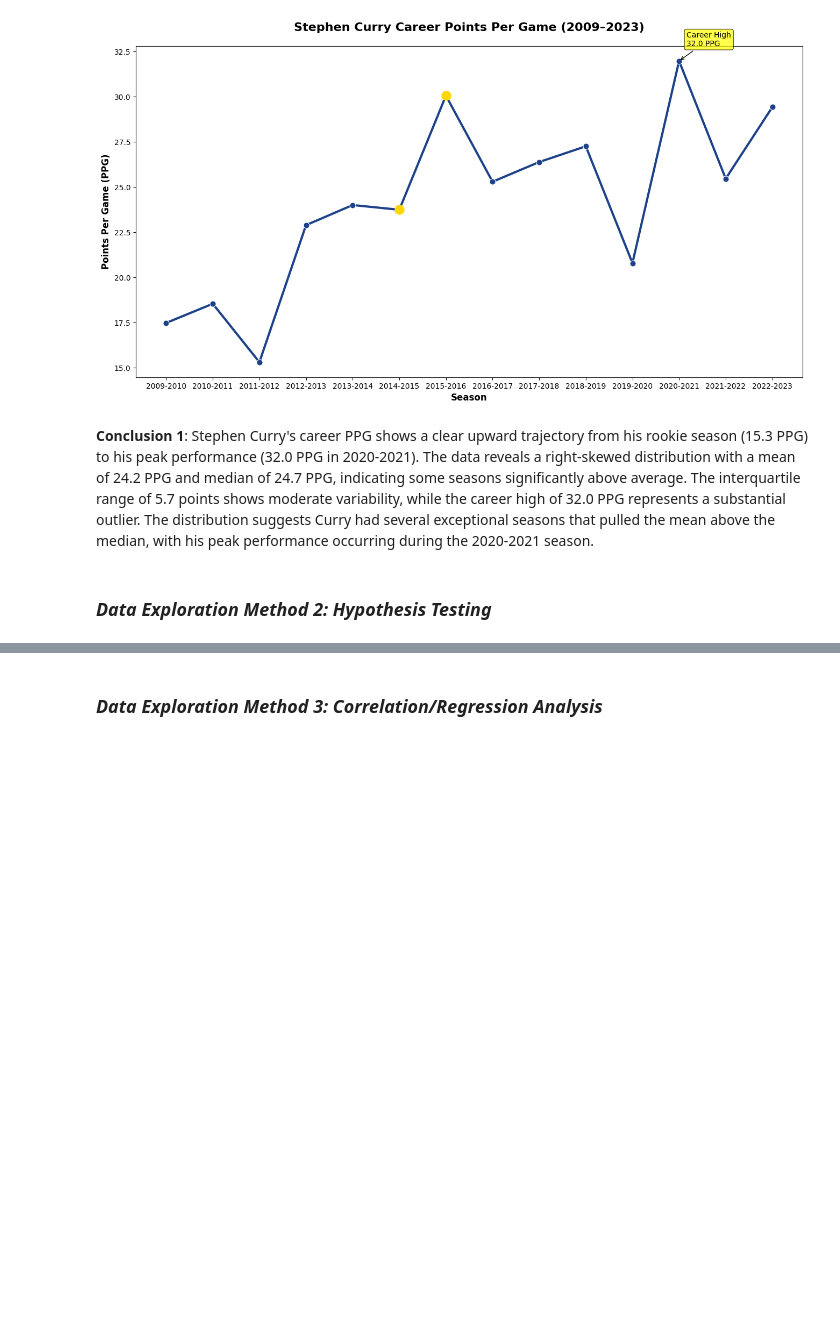
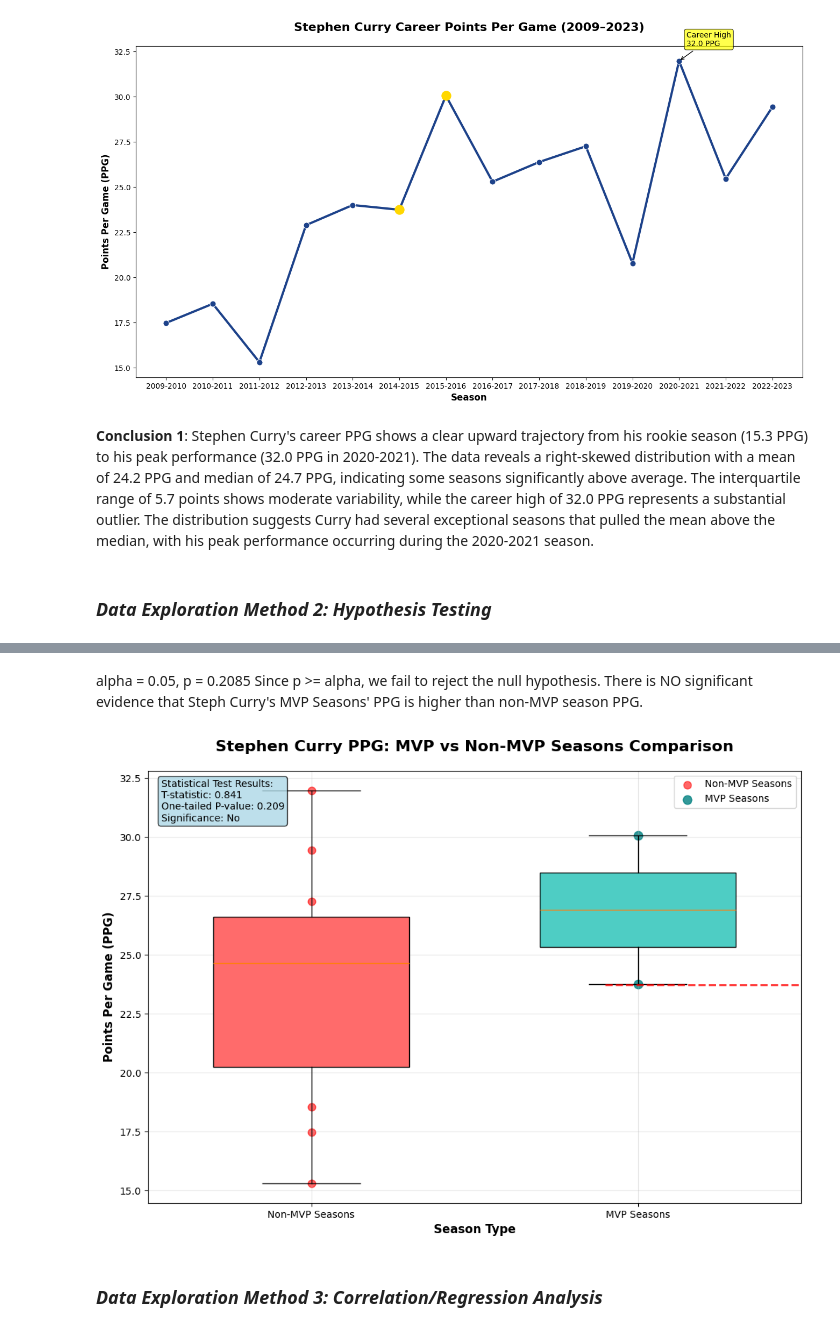
Before and after one commit to noraaren/CMSC320Final, a Jupyter notebook: checkpoint2_dataexploration3.ipynb, the cells around one changed output, grey strips where cells are left out. Saved outputs shown, nothing was run; the diff lists cells and outputs as text; code cells hidden in the pictures; blank space fills up the shorter version.

Commit message:
method 2: hypothesis tesitng | t-test and box plot

```diff
--- a/checkpoint2_dataexploration3.ipynb
+++ b/checkpoint2_dataexploration3.ipynb
@@ -175,0 +180,19 @@ plt.show()
+# %%
+# Split data into MVP and non-MVP groups
+mvp_ppg = season_stats[season_stats['Season_year'].isin(mvp_seasons)]['PPG']
+non_mvp_ppg = season_stats[season_stats['Season_year'].isin(non_mvp_seasons)]['PPG']
+
+print("MVP Seasons PPG:", mvp_ppg.values)
+print("Non-MVP Seasons PPG:", non_mvp_ppg.values)
+print(f"\nMVP Seasons Mean PPG: {mvp_ppg.mean():.2f}")
+print(f"Non-MVP Seasons Mean PPG: {non_mvp_ppg.mean():.2f}")
+print(f"Difference: {mvp_ppg.mean() - non_mvp_ppg.mean():.2f}")
+
+# Perform t-test
+t_stat, p_value_two_tailed = stats.ttest_ind(mvp_ppg, non_mvp_ppg)
+p_value_one_tailed = p_value_two_tailed / 2
+
+# Test statistics
+print(f"t-statistic: {t_stat:.4f}")
+print(f"Two-tailed p-value: {p_value_two_tailed:.4f}")
+print(f"One-tailed p-value: {p_value_one_tailed:.4f}")
@@ -176,2 +209,42 @@ plt.show()
+# %% [markdown]
+alpha = 0.05, p = 0.2085
+Since p >= alpha, we fail to reject the null hypothesis. There is NO significant evidence that Steph Curry's MVP Seasons' PPG is higher than non-MVP season PPG.
+# %%
+# Box plot comparing MVP vs Non-MVP seasons
+plt.figure(figsize=(12, 8))
+box_plot = plt.boxplot([non_mvp_ppg, mvp_ppg],
+                      labels=['Non-MVP Seasons', 'MVP Seasons'],
+                      patch_artist=True,
+                      widths=0.6)
+
+box_plot['boxes'][0].set_facecolor('#FF6B6B')  # Red for non-MVP
+box_plot['boxes'][1].set_facecolor('#4ECDC4')  # Teal for MVP
+
+# Points and lines
+plt.scatter([1] * len(non_mvp_ppg), non_mvp_ppg, color='red', alpha=0.6, s=60, label='Non-MVP Seasons')
+plt.scatter([2] * len(mvp_ppg), mvp_ppg, color='teal', alpha=0.8, s=80, label='MVP Seasons')
+plt.axhline(y=non_mvp_ppg.mean(), xmin=0.7, xmax=1.3, color='red', linestyle='--', linewidth=2, alpha=0.8)
+plt.axhline(y=mvp_ppg.mean(), xmin=1.7, xmax=2.3, color='teal', linestyle='--', linewidth=2, alpha=0.8)
+
+# Title and labels
+plt.title("Stephen Curry PPG: MVP vs Non-MVP Seasons Comparison",
+          fontsize=16, fontweight='bold', pad=20)
+plt.xlabel("Season Type", fontsize=12, fontweight='bold')
+plt.ylabel("Points Per Game (PPG)", fontsize=12, fontweight='bold')
+plt.legend()
+
+# Statistics text
+stats_text = f"""Statistical Test Results:
+T-statistic: {t_stat:.3f}
+One-tailed P-value: {p_value_one_tailed:.3f}
+Significance: {'Yes' if p_value_one_tailed < 0.05 else 'No'}"""
+
+plt.text(0.02, 0.98, stats_text, transform=plt.gca().transAxes,
+         verticalalignment='top', bbox=dict(boxstyle='round', facecolor='lightblue', alpha=0.8))
+
+plt.grid(True, alpha=0.3)
+plt.show()
+# %% [output]
+[figure, added]
 # %% [markdown]
 ### *Data Exploration Method 3: Correlation/Regression Analysis*
```
Also changed, not shown: parts of 5 cells of this notebook.
